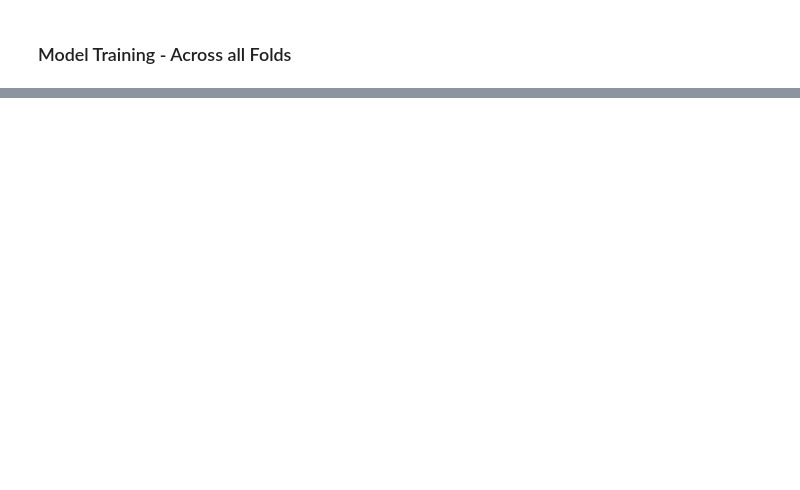
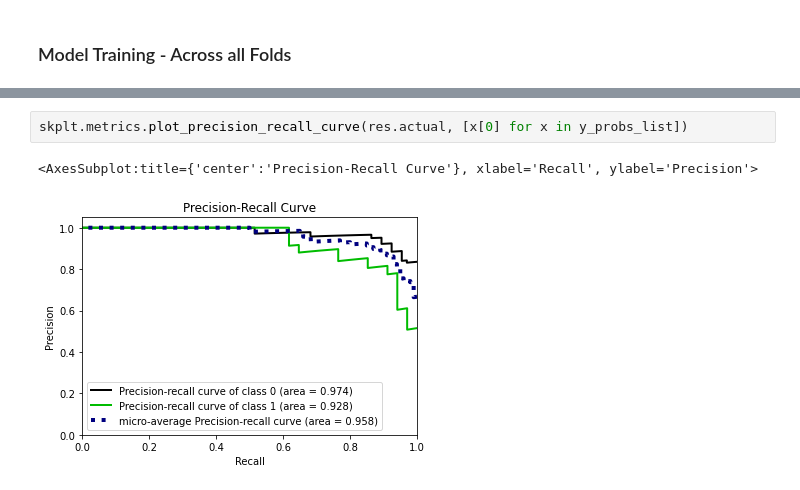
Before and after one commit to Takfes/fun-crypto-app, a Jupyter notebook: notebooks/exploration.ipynb, the cells around one changed output, grey strips where cells are left out. Drawn from its saved outputs; the diff is of its cells as text; blank space fills up the shorter version.

```diff
--- a/notebooks/exploration.ipynb
+++ b/notebooks/exploration.ipynb
@@ -947,0 +938,5 @@ ROC : 51.58%
+# %%
+skplt.metrics.plot_precision_recall_curve(res.actual, [x[0] for x in y_probs_list])
+# %% [output]
+<AxesSubplot:title={'center':'Precision-Recall Curve'}, xlabel='Recall', ylabel='Precision'>
+[figure, added]
```
Also changed, not shown: parts of 69 cells of this notebook.
